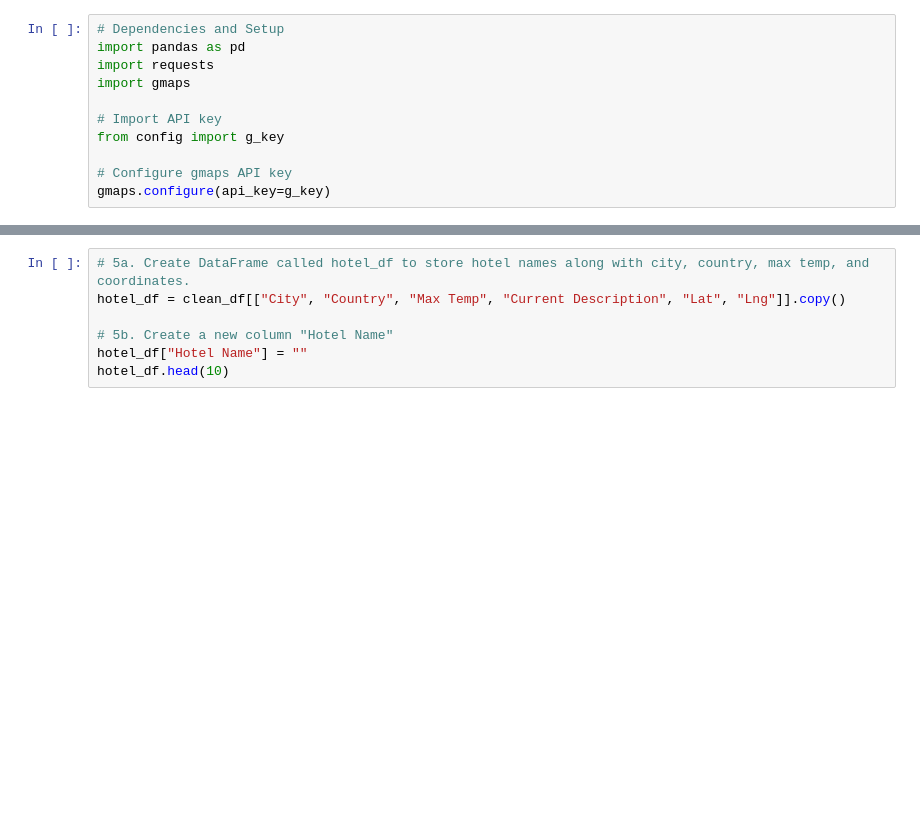
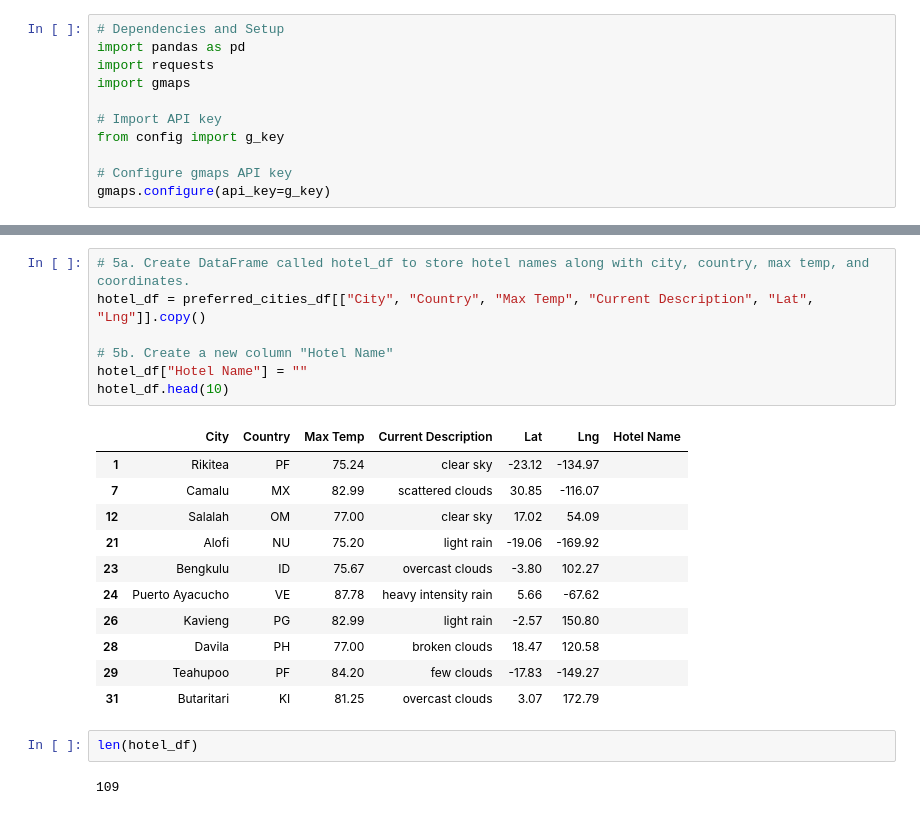
Before and after one commit to emmanuelmartinezs/World_Weather_Analysis, a Jupyter notebook: Vacation_Search.ipynb, the cells around one changed output, grey strips where cells are left out. Saved outputs shown, nothing was run; the diff lists cells and outputs as text; blank space fills up the shorter version.

```diff
--- a/Vacation_Search.ipynb
+++ b/Vacation_Search.ipynb
@@ -26,9 +132,25 @@ city_data_df.head()
 # %%
 # 5a. Create DataFrame called hotel_df to store hotel names along with city, country, max temp, and coordinates.
-hotel_df = clean_df[["City", "Country", "Max Temp", "Current Description", "Lat", "Lng"]].copy()
+hotel_df = preferred_cities_df[["City", "Country", "Max Temp", "Current Description", "Lat", "Lng"]].copy()
 
 # 5b. Create a new column "Hotel Name"
 hotel_df["Hotel Name"] = ""
 hotel_df.head(10)
+# %% [output]
+|  | City | Country | Max Temp | Current Description | Lat | Lng | Hotel Name |
+| 1 | Rikitea | PF | 75.24 | clear sky | -23.12 | -134.97 |  |
+| 7 | Camalu | MX | 82.99 | scattered clouds | 30.85 | -116.07 |  |
+| 12 | Salalah | OM | 77.00 | clear sky | 17.02 | 54.09 |  |
+| 21 | Alofi | NU | 75.20 | light rain | -19.06 | -169.92 |  |
+| 23 | Bengkulu | ID | 75.67 | overcast clouds | -3.80 | 102.27 |  |
+| 24 | Puerto Ayacucho | VE | 87.78 | heavy intensity rain | 5.66 | -67.62 |  |
+| 26 | Kavieng | PG | 82.99 | light rain | -2.57 | 150.80 |  |
+| 28 | Davila | PH | 77.00 | broken clouds | 18.47 | 120.58 |  |
+| 29 | Teahupoo | PF | 84.20 | few clouds | -17.83 | -149.27 |  |
+| 31 | Butaritari | KI | 81.25 | overcast clouds | 3.07 | 172.79 |  |
+# %%
+len(hotel_df)
+# %% [output]
+109
 # %%
 # 6a. Set parameters to search for hotels with 5000 meters.
```
Also changed, not shown: parts of 16 cells of this notebook, 11 other files.
